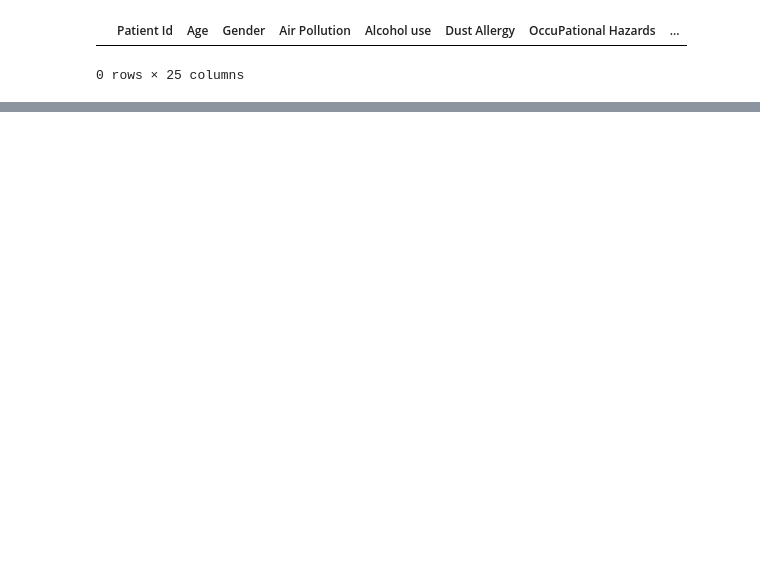
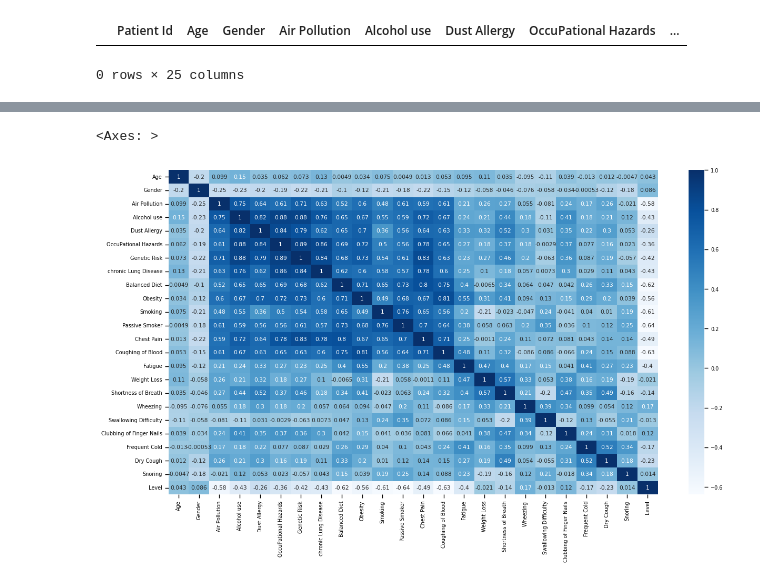
Before and after one commit to aveekbu/EDA-ML, a Jupyter notebook: cancer_patient_prediction_ml.ipynb, the cells around one changed output, grey strips where cells are left out. Cells and saved outputs as stored; diff of their text form; code cells hidden in the pictures; blank space fills up the shorter version.

```diff
--- a/cancer_patient_prediction_ml.ipynb
+++ b/cancer_patient_prediction_ml.ipynb
@@ -16 +19,3 @@ cancer = pd.read_excel('/kaggle/input/cancer-patients-data/cancer patient data s
+# %%
+cancer = pd.read_excel('/content/sample_data/cancer_patient_data_sets.xlsx')
 # %% [markdown]
@@ -231,6 +140,0 @@ sns.jointplot(x='Age', y='Chest Pain', data=cancer, kind='reg')
-# %%
-plt.figure(figsize=(15,8))
-sns.set_context('paper', font_scale=0.5)
-
-cancer_mx = cancer.corr()
-sns.heatmap(cancer_mx, annot=True, cmap='Blues')
@@ -249,4 +140,0 @@ sns.lmplot(x='Smoking', y='Chest Pain', hue='Gender',data=cancer,
-# %%
-plt.figure(figsize=(10,6))
-sns.set_context('paper', font_scale=1.5)
-sns.lmplot(x='chronic Lung Disease', y='Shortness of Breath', col='Gender', row='Smoking', data=cancer, height=8, aspect=0.6)
@@ -345,0 +247,11 @@ sns.heatmap(c_m, annot=True, cmap='Blues')
+# %%
+#visualizing the correlation between different variables in dataset using a heatmap.
+
+plt.figure(figsize=(15,8))
+sns.set_context('paper', font_scale=0.8)
+
+cancer_mx = cancer.corr()
+sns.heatmap(cancer_mx, annot=True, cmap='Blues')
+# %% [output]
+<Axes: >
+[figure, added]
```
Also changed, not shown: parts of 85 cells of this notebook, 2 other files.
